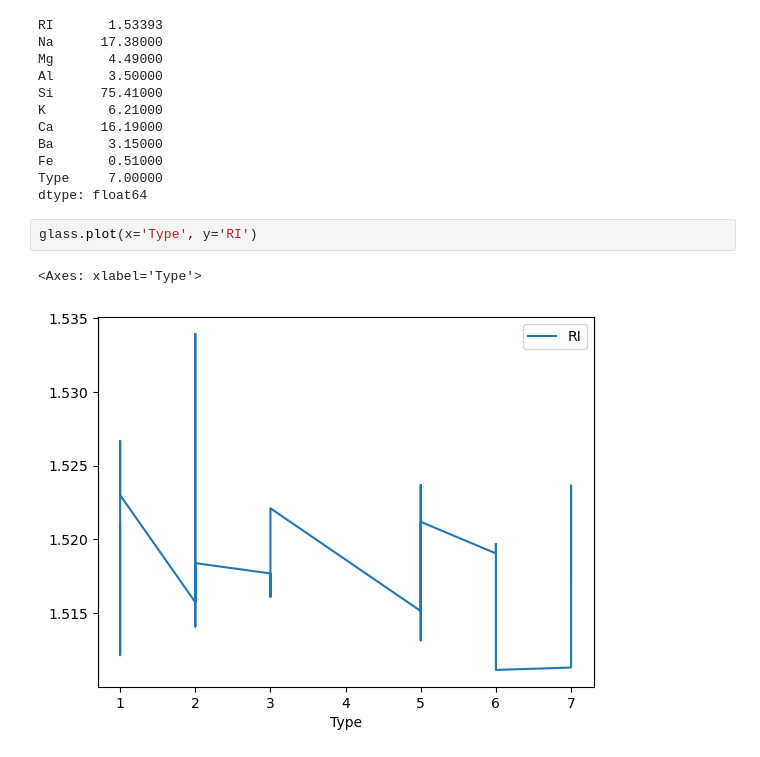
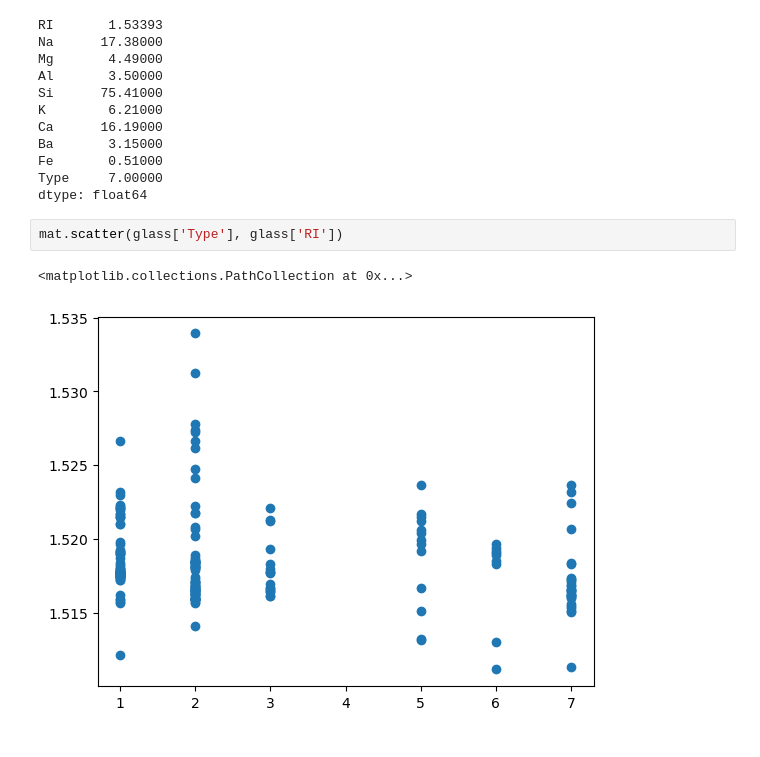
Before and after one commit to Astro0re/Data, a Jupyter notebook: Glass/Glass_Notebook.ipynb, the cells around one changed output. Saved outputs shown, nothing was run; the diff lists cells and outputs as text.

```diff
--- a/Glass/Glass_Notebook.ipynb
+++ b/Glass/Glass_Notebook.ipynb
@@ -103,10 +103,10 @@ Fe       0.51000
 Type     7.00000
 dtype: float64
 # %%
-glass.plot(x='Type', y='RI')
+mat.scatter(glass['Type'], glass['RI'])
 # %% [output]
-<Axes: xlabel='Type'>
+<matplotlib.collections.PathCollection at 0x...>
-[figure, old version]
+[figure, new version]
 # %%
 mat.plot(glass['Type'],glass['RI'])
 # %% [output]
```
Also changed, not shown: parts of 4 cells of this notebook, 1 other file.
